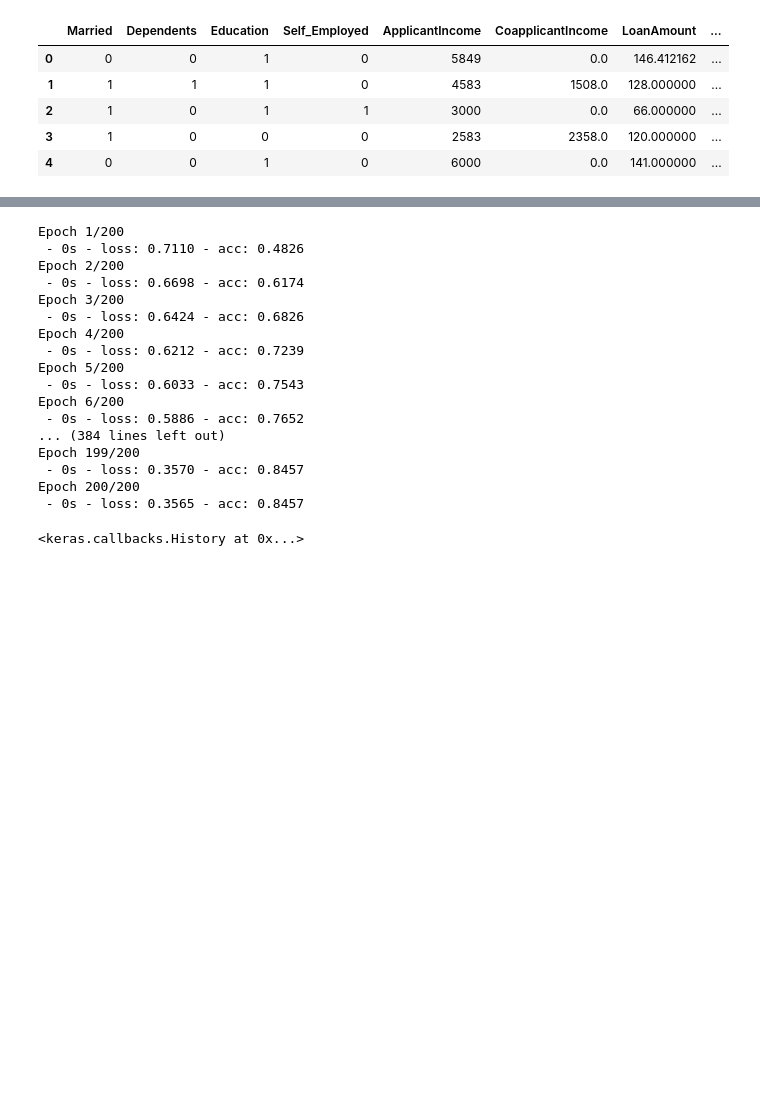
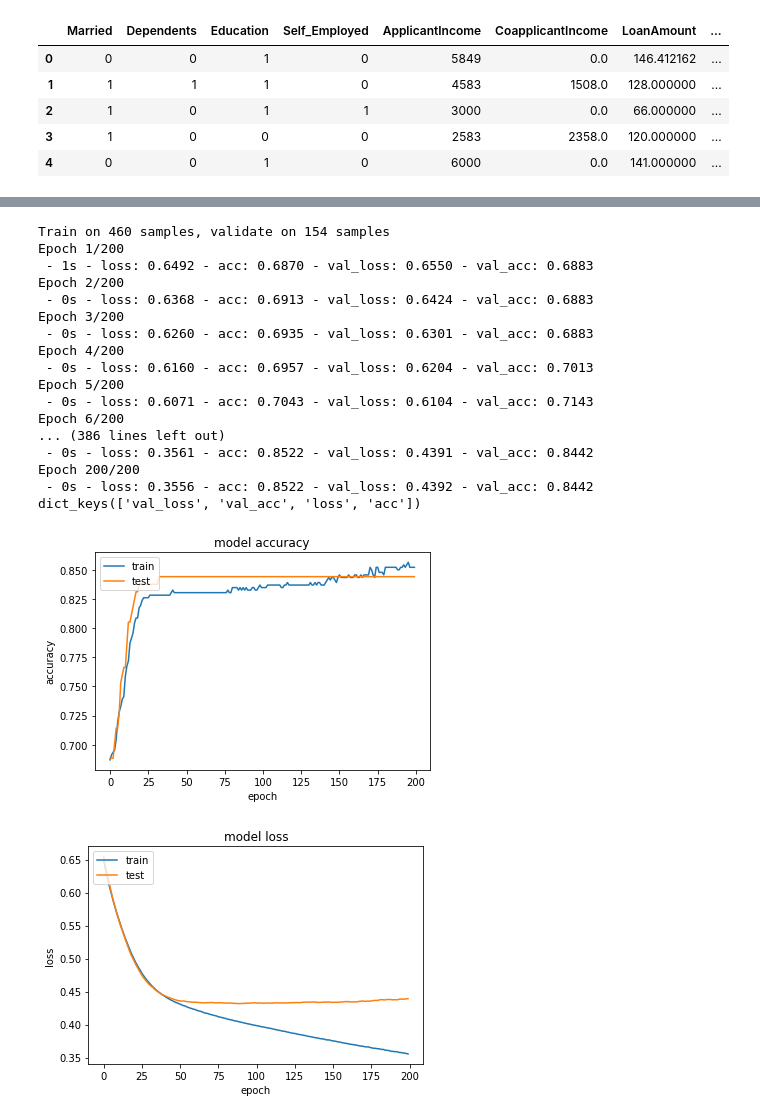
Before and after one commit to bharnats/Mortgage_Masters, a Jupyter notebook: KerasModel.ipynb, the cells around one changed output, grey strips where cells are left out. Saved outputs shown, nothing was run; the diff lists cells and outputs as text; code cells hidden in the pictures; blank space fills up the shorter version.

Commit message:
Push of model, scaler, model notebook and testing notebook

```diff
--- a/KerasModel.ipynb
+++ b/KerasModel.ipynb
@@ -54,36 +58,56 @@ model1 = Sequential()
 model1.add(Dense(units=40, activation='relu', input_dim=10))
 model1.add(Dense(units=40, activation='relu'))
 model1.add(Dense(units=2, activation='softmax'))
-# %%
-model1.compile(optimizer='SGD',
-              loss='binary_crossentropy',
-              metrics=['accuracy'])
-model1.fit(
-    X1_train_scaled,
-    y1_train_categorical,
-    epochs=200,
-    shuffle=True,
-    verbose=2
-)
-# %% [output]
-Epoch 1/200
- - 0s - loss: 0.7110 - acc: 0.4826
-Epoch 2/200
- - 0s - loss: 0.6698 - acc: 0.6174
-Epoch 3/200
- - 0s - loss: 0.6424 - acc: 0.6826
-Epoch 4/200
- - 0s - loss: 0.6212 - acc: 0.7239
-Epoch 5/200
- - 0s - loss: 0.6033 - acc: 0.7543
-Epoch 6/200
- - 0s - loss: 0.5886 - acc: 0.7652
-... (384 lines left out)
-Epoch 199/200
- - 0s - loss: 0.3570 - acc: 0.8457
-Epoch 200/200
- - 0s - loss: 0.3565 - acc: 0.8457
-<keras.callbacks.History at 0x...>
+# %%
+model1.compile(optimizer='SGD',
+              loss='binary_crossentropy',
+              metrics=['accuracy'])
+history = model1.fit(
+    X1_train_scaled,
+    y1_train_categorical,
+    epochs=200,
+    shuffle=True,
+    verbose=2,validation_data=(X1_test_scaled,y1_test_categorical))
+
+import matplotlib.pyplot as plt
+model1.metrics_names
+print(history.history.keys())
+#  "Accuracy" plot
+plt.plot(history.history['acc'])
+plt.plot(history.history['val_acc'])
+plt.title('model accuracy')
+plt.ylabel('accuracy')
+plt.xlabel('epoch')
+plt.legend(['train','test'], loc='upper left')
+plt.show()
+# 'loss' plot
+plt.plot(history.history['loss'])
+plt.plot(history.history['val_loss'])
+plt.title('model loss')
+plt.ylabel('loss')
+plt.xlabel('epoch')
+plt.legend(['train','test'], loc='upper left')
+plt.show()
+# %% [output]
+Train on 460 samples, validate on 154 samples
+Epoch 1/200
+ - 1s - loss: 0.6492 - acc: 0.6870 - val_loss: 0.6550 - val_acc: 0.6883
+Epoch 2/200
+ - 0s - loss: 0.6368 - acc: 0.6913 - val_loss: 0.6424 - val_acc: 0.6883
+Epoch 3/200
+ - 0s - loss: 0.6260 - acc: 0.6935 - val_loss: 0.6301 - val_acc: 0.6883
+Epoch 4/200
+ - 0s - loss: 0.6160 - acc: 0.6957 - val_loss: 0.6204 - val_acc: 0.7013
+Epoch 5/200
+ - 0s - loss: 0.6071 - acc: 0.7043 - val_loss: 0.6104 - val_acc: 0.7143
+Epoch 6/200
+... (386 lines left out)
+ - 0s - loss: 0.3561 - acc: 0.8522 - val_loss: 0.4391 - val_acc: 0.8442
+Epoch 200/200
+ - 0s - loss: 0.3556 - acc: 0.8522 - val_loss: 0.4392 - val_acc: 0.8442
+dict_keys(['val_loss', 'val_acc', 'loss', 'acc'])
+[figure, added]
+[figure, added]
 # %%
 model1_loss, model1_accuracy = model1.evaluate(X1_test_scaled, y1_test_categorical, verbose=2)
 print(f"Normal Neural Network with data - Loss: {model1_loss}, Accuracy: {model1_accuracy}")
```
Also changed, not shown: parts of 7 cells of this notebook, 4 other files.
